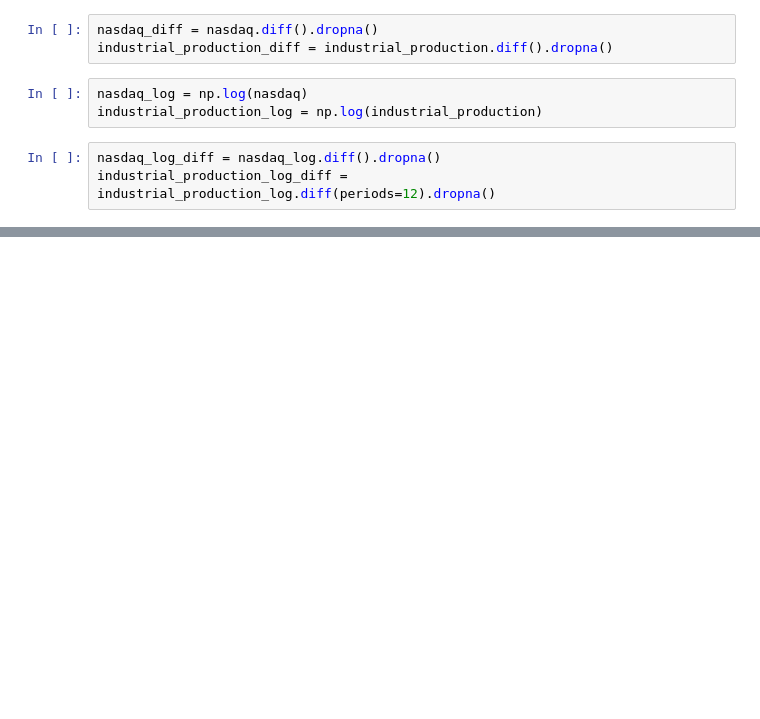
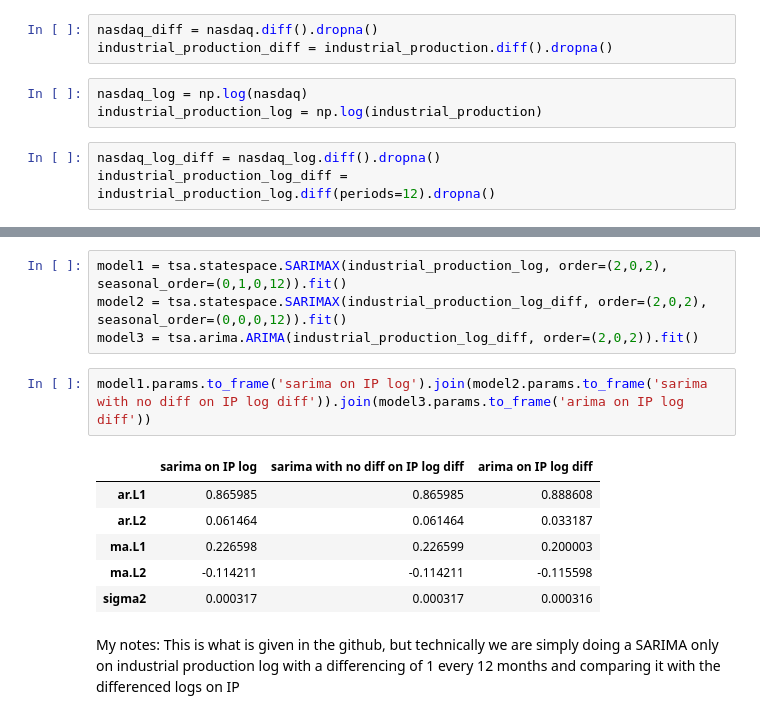
Before and after one commit to shankrith/time-series, a Jupyter notebook: learning/univariate_models.ipynb, the cells around one changed output, grey strips where cells are left out. Saved outputs shown, nothing was run; the diff lists cells and outputs as text; blank space fills up the shorter version.

```diff
--- a/learning/univariate_models.ipynb
+++ b/learning/univariate_models.ipynb
@@ -248,0 +124,15 @@ plot_correlogram(industrial_production_log_diff, lags=100, title='NASDAQ Composi
+# %%
+model1 = tsa.statespace.SARIMAX(industrial_production_log, order=(2,0,2), seasonal_order=(0,1,0,12)).fit()
+model2 = tsa.statespace.SARIMAX(industrial_production_log_diff, order=(2,0,2), seasonal_order=(0,0,0,12)).fit()
+model3 = tsa.arima.ARIMA(industrial_production_log_diff, order=(2,0,2)).fit()
+# %%
+model1.params.to_frame('sarima on IP log').join(model2.params.to_frame('sarima with no diff on IP log diff')).join(model3.params.to_frame('arima on IP log diff'))
+# %% [output]
+|  | sarima on IP log | sarima with no diff on IP log diff | arima on IP log diff |
+| ar.L1 | 0.865985 | 0.865985 | 0.888608 |
+| ar.L2 | 0.061464 | 0.061464 | 0.033187 |
+| ma.L1 | 0.226598 | 0.226599 | 0.200003 |
+| ma.L2 | -0.114211 | -0.114211 | -0.115598 |
+| sigma2 | 0.000317 | 0.000317 | 0.000316 |
+# %% [markdown]
+My notes: This is what is given in the github, but technically we are simply doing a SARIMA only on industrial production log with a differencing of 1 every 12 months and comparing it with the differenced logs on IP
```
Also changed, not shown: parts of 21 cells of this notebook, 5 other files.
